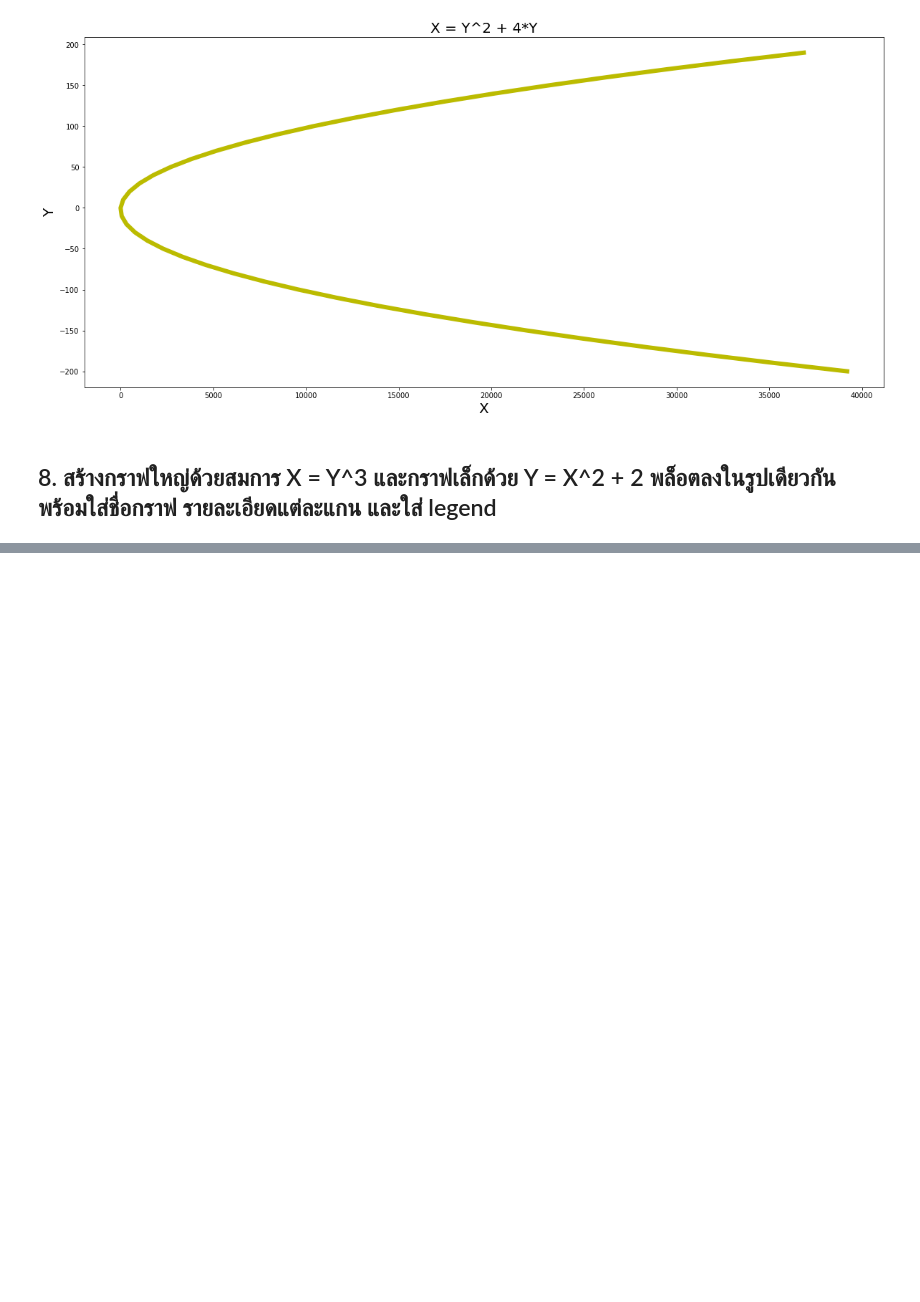
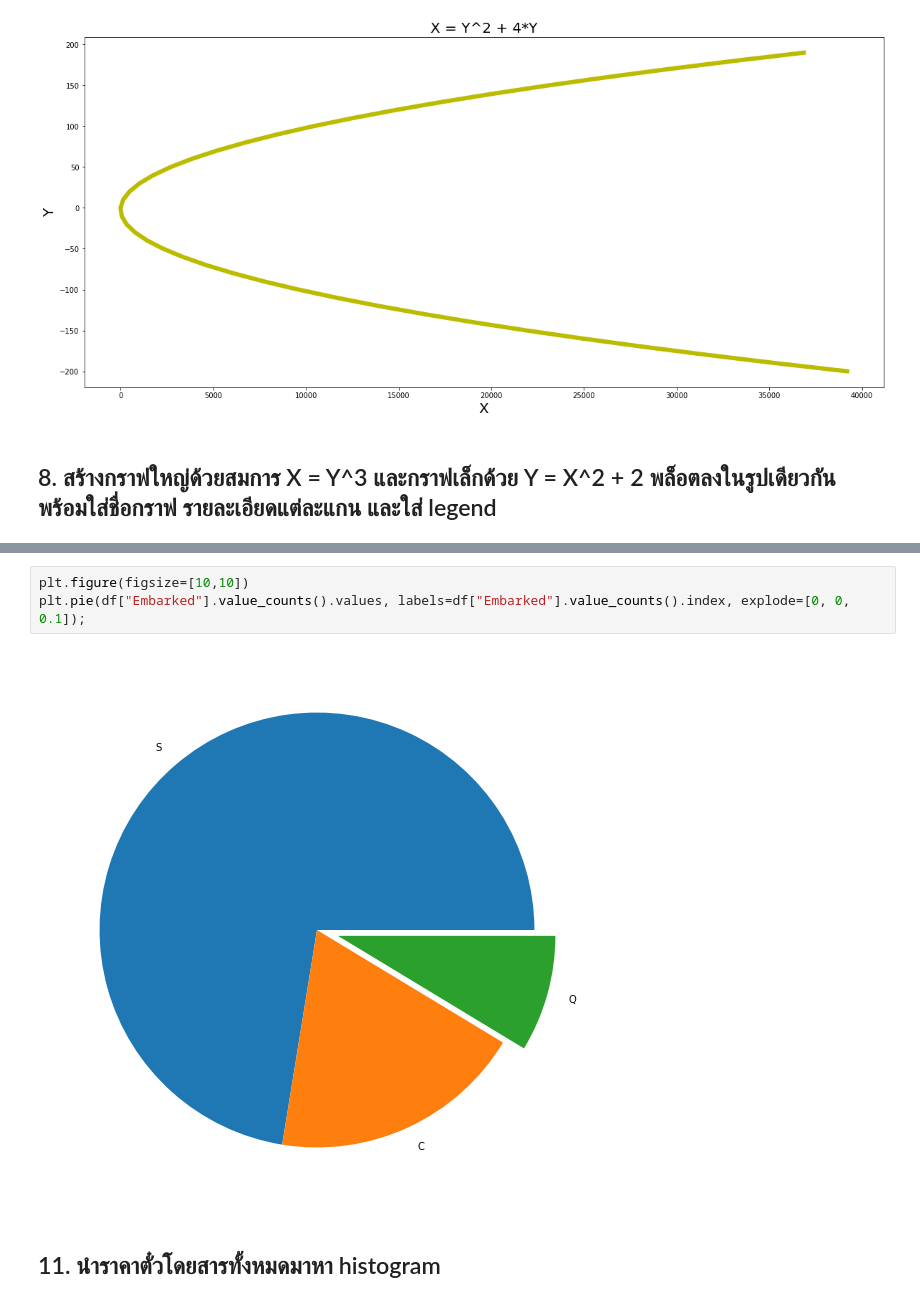
Before and after one commit to 0xKoios/DataCamp-2-for-Data-Scientist, a Jupyter notebook: 5. Matplotlib/Matplotlib.ipynb, the cells around one changed output, grey strips where cells are left out. Cells and saved outputs as stored; diff of their text form; blank space fills up the shorter version.

```diff
--- a/5. Matplotlib/Matplotlib.ipynb
+++ b/5. Matplotlib/Matplotlib.ipynb
@@ -111,0 +156,7 @@ plt.plot(x, y, color="#bbbb00", linewidth=6);
+# %%
+plt.figure(figsize=[10,10])
+plt.pie(df["Embarked"].value_counts().values, labels=df["Embarked"].value_counts().index, explode=[0, 0, 0.1]);
+# %% [output]
+[figure, added]
+# %% [markdown]
+## 11. นำราคาตั๋วโดยสารทั้งหมดมาหา histogram
```
Also changed, not shown: parts of 27 cells of this notebook, 1 other file.
